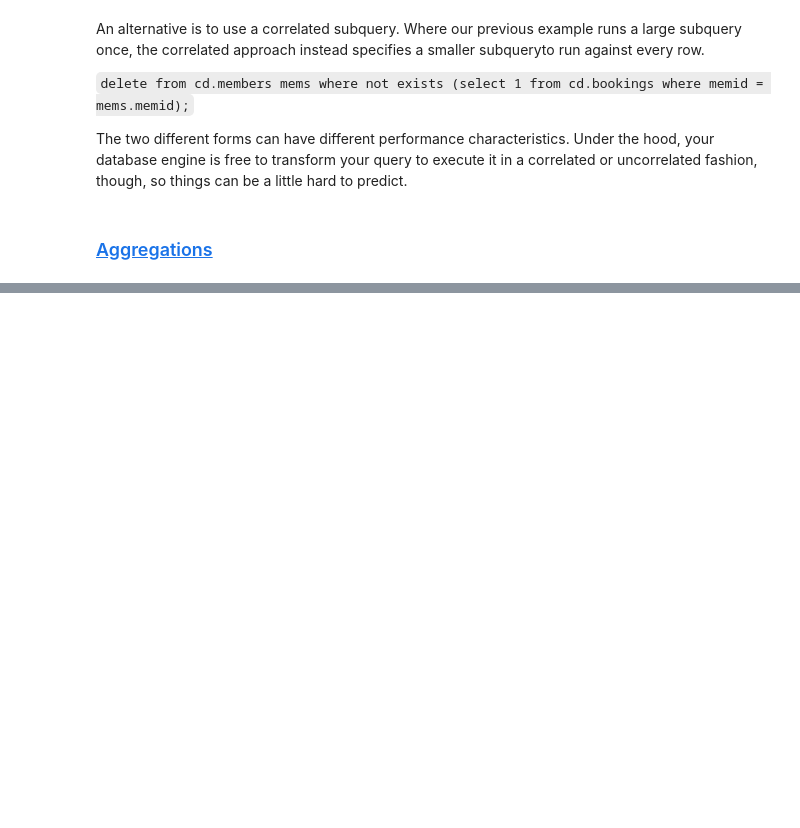
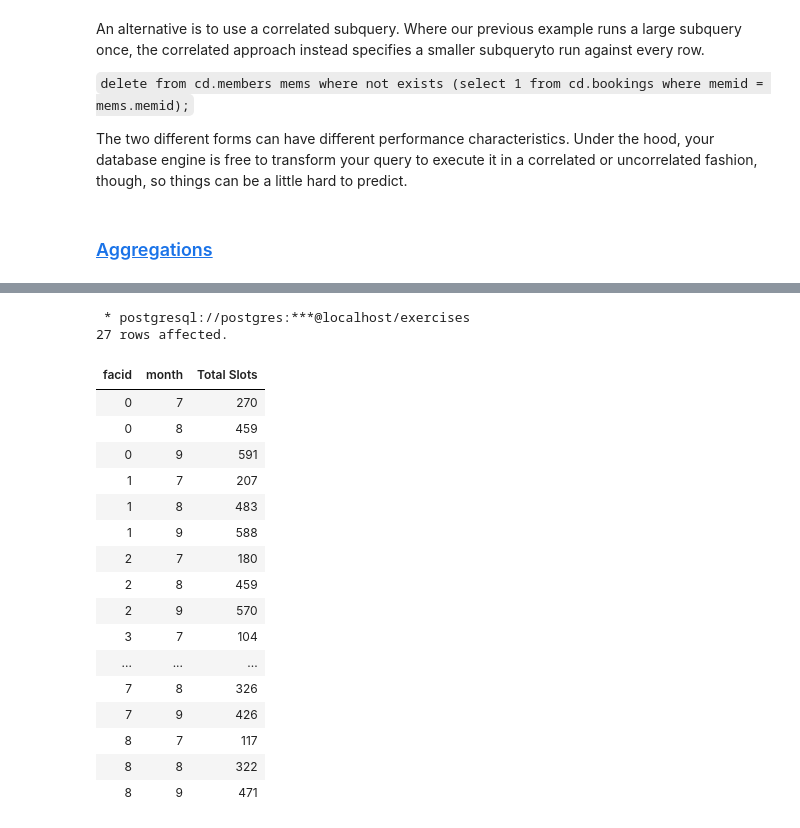
Before and after one commit to Yash9988/self-learn, a Jupyter notebook: practice/sql.ipynb, the cells around one changed output, grey strips where cells are left out. Saved outputs shown, nothing was run; the diff lists cells and outputs as text; code cells hidden in the pictures; blank space fills up the shorter version.

```diff
--- a/practice/sql.ipynb
+++ b/practice/sql.ipynb
@@ -566,0 +691,28 @@ The two different forms can have different performance characteristics. Under th
+# %%
+%%sql
+
+select facid, extract(month from starttime) as month, sum(slots) as "Total Slots"
+	from cd.bookings
+	where extract(year from starttime) = 2012
+	group by 1, 2
+order by 1, 2
+# %% [output]
+ * postgresql://postgres:***@localhost/exercises
+27 rows affected.
+| facid | month | Total Slots |
+| 0 | 7 | 270 |
+| 0 | 8 | 459 |
+| 0 | 9 | 591 |
+| 1 | 7 | 207 |
+| 1 | 8 | 483 |
+| 1 | 9 | 588 |
+| 2 | 7 | 180 |
+| 2 | 8 | 459 |
+| 2 | 9 | 570 |
+| 3 | 7 | 104 |
+| ... | ... | ... |
+| 7 | 8 | 326 |
+| 7 | 9 | 426 |
+| 8 | 7 | 117 |
+| 8 | 8 | 322 |
+| 8 | 9 | 471 |
```
Also changed, not shown: parts of 19 cells of this notebook.
